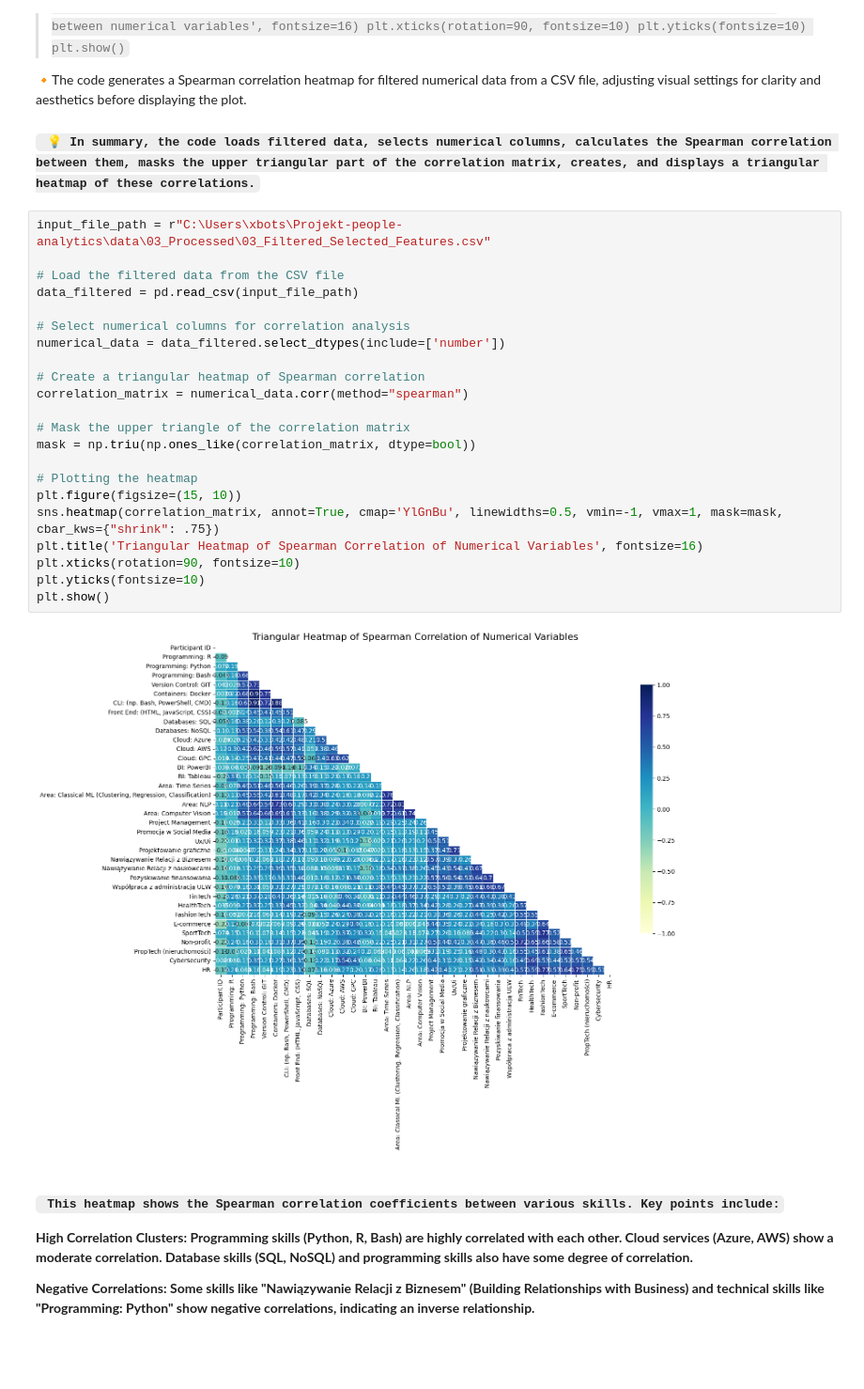
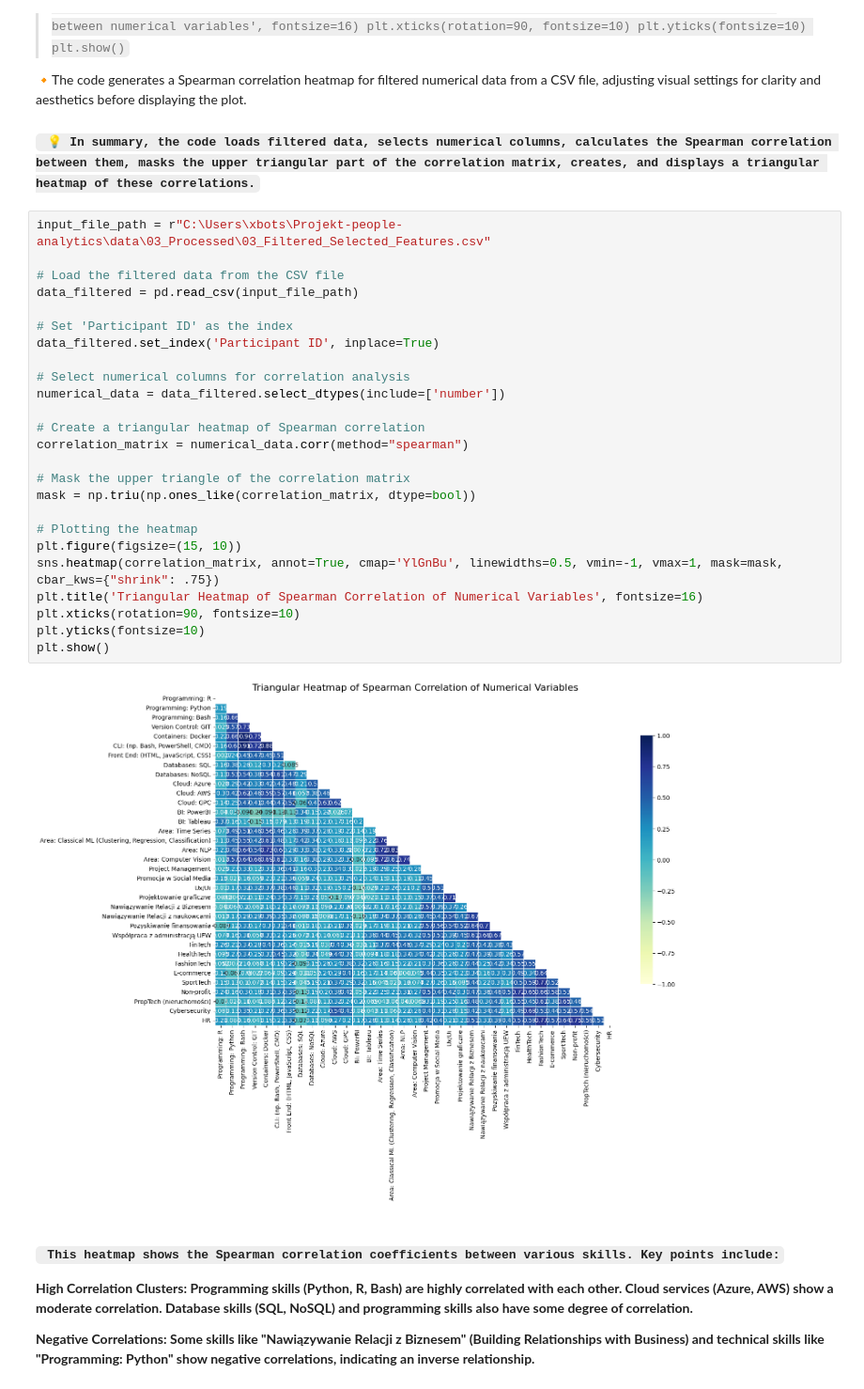
Before and after one commit to Zdanekk/Projekt-people-analytics, a Jupyter notebook: notebooks/03_ExploratoryDataAnalysis.ipynb, the cells around one changed output. Shown at 94% size. Drawn from its saved outputs; the diff is of its cells as text; blank space fills up the shorter version.

Commit message:
changed graphs

````diff
--- a/notebooks/03_ExploratoryDataAnalysis.ipynb
+++ b/notebooks/03_ExploratoryDataAnalysis.ipynb
@@ -108,27 +108,30 @@ plt.show()
 # %%
 input_file_path = r"C:\Users\xbots\Projekt-people-analytics\data\03_Processed\03_Filtered_Selected_Features.csv"
 
 # Load the filtered data from the CSV file
 data_filtered = pd.read_csv(input_file_path)
+
+# Set 'Participant ID' as the index
+data_filtered.set_index('Participant ID', inplace=True)
 
 # Select numerical columns for correlation analysis
 numerical_data = data_filtered.select_dtypes(include=['number'])
 
 # Create a triangular heatmap of Spearman correlation
 correlation_matrix = numerical_data.corr(method="spearman")
 
 # Mask the upper triangle of the correlation matrix
 mask = np.triu(np.ones_like(correlation_matrix, dtype=bool))
 
 # Plotting the heatmap
 plt.figure(figsize=(15, 10))
 sns.heatmap(correlation_matrix, annot=True, cmap='YlGnBu', linewidths=0.5, vmin=-1, vmax=1, mask=mask, cbar_kws={"shrink": .75})
 plt.title('Triangular Heatmap of Spearman Correlation of Numerical Variables', fontsize=16)
 plt.xticks(rotation=90, fontsize=10)
 plt.yticks(fontsize=10)
 plt.show()
 # %% [output]
-[figure, old version]
+[figure, new version]
 # %% [markdown]
 #### **``` This heatmap shows the Spearman correlation coefficients between various skills. Key points include:```**
 
````
Also changed, not shown: parts of 2 cells of this notebook.
